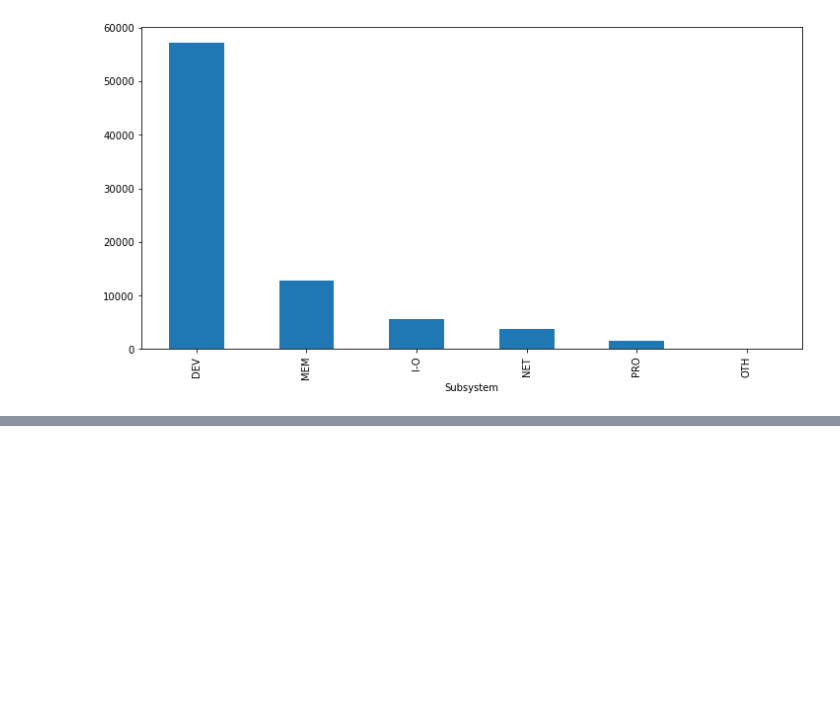
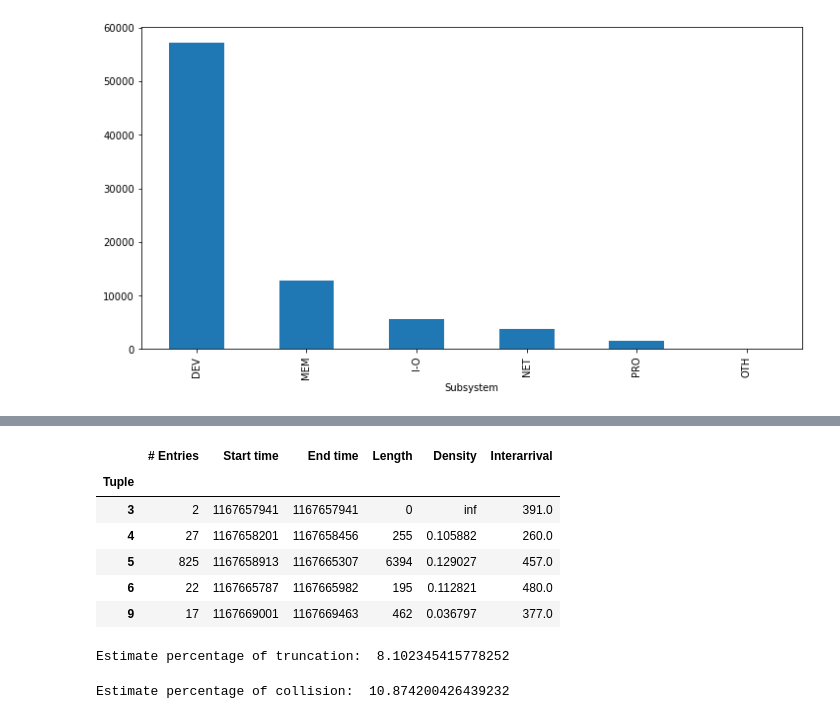
Before and after one commit to GuidoDC97/IE, a Jupyter notebook: Esercizio 5 FFDA/FFDA.ipynb, the cells around one changed output, grey strips where cells are left out. Drawn from its saved outputs; the diff is of its cells as text; code cells hidden in the pictures; blank space fills up the shorter version.

Commit message:
Terminata fase di coalescenza. Avviata fase di stima delle collisioni e dei troncamenti.

```diff
--- a/Esercizio 5 FFDA/FFDA.ipynb
+++ b/Esercizio 5 FFDA/FFDA.ipynb
@@ -203,0 +238,12 @@ df_mercury.groupby(by=['Tuple','Node']).count()
+# %%
+df_trunc = df_stat.loc[df_stat['Interarrival'] <= q]
+
+df_trunc.head()
+# %% [output]
+|  | # Entries | Start time | End time | Length | Density | Interarrival |
+| Tuple |  |  |  |  |  |  |
+| 3 | 2 | 1167657941 | 1167657941 | 0 | inf | 391.0 |
+| 4 | 27 | 1167658201 | 1167658456 | 255 | 0.105882 | 260.0 |
+| 5 | 825 | 1167658913 | 1167665307 | 6394 | 0.129027 | 457.0 |
+| 6 | 22 | 1167665787 | 1167665982 | 195 | 0.112821 | 480.0 |
+| 9 | 17 | 1167669001 | 1167669463 | 462 | 0.036797 | 377.0 |
@@ -203,0 +272,7 @@ df_mercury.groupby(by=['Tuple','Node']).count()
+# %%
+num_tuple = df_mercury.max(axis = 0).loc['Tuple'] + 1
+perc_trunc = (truncated/num_tuple)*100
+
+print('Estimate percentage of truncation: ', perc_trunc)
+# %% [output]
+Estimate percentage of truncation:  8.102345415778252
@@ -203,0 +284,6 @@ df_mercury.groupby(by=['Tuple','Node']).count()
+# %%
+perc_coll = (collided/num_tuple)*100
+
+print('Estimate percentage of collision: ', perc_coll)
+# %% [output]
+Estimate percentage of collision:  10.874200426439232
```
Also changed, not shown: parts of 13 cells of this notebook, 3 other files.
